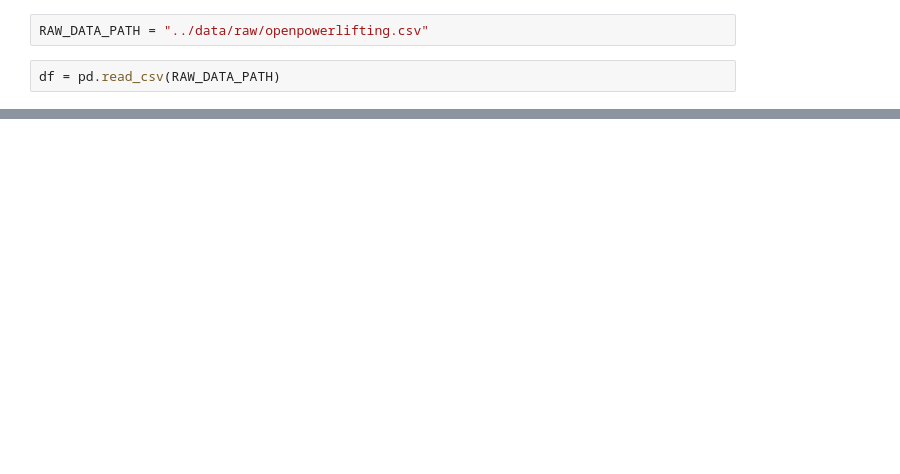
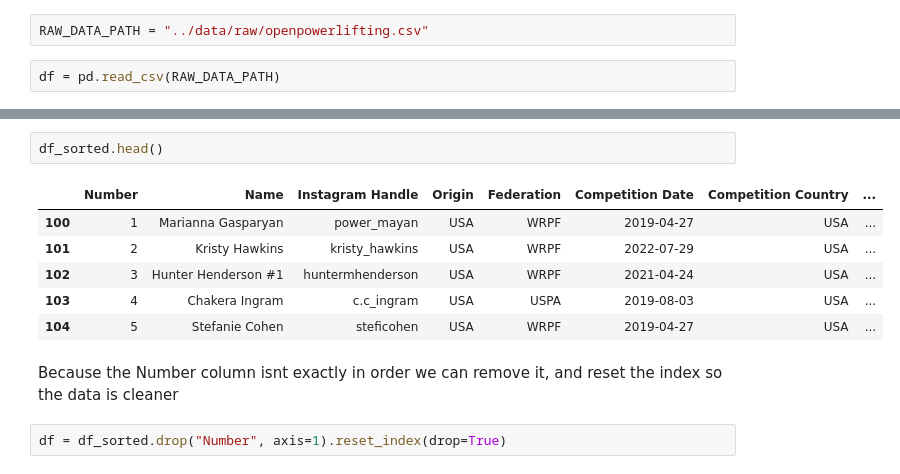
Before and after one commit to pranav142/Openpowerlifting-Database, a Jupyter notebook: notebooks/raw_EDA.ipynb, the cells around one changed output, grey strips where cells are left out. Drawn from its saved outputs; the diff is of its cells as text; blank space fills up the shorter version.

Commit message:
raw data exploration

```diff
--- a/notebooks/raw_EDA.ipynb
+++ b/notebooks/raw_EDA.ipynb
@@ -37,0 +130,13 @@ print(df.head())
+# %%
+df_sorted.head()
+# %% [output]
+|  | Number | Name | Instagram Handle | Origin | Federation | Competition Date | Competition Country | ... |
+| 100 | 1 | Marianna Gasparyan | power_mayan | USA | WRPF | 2019-04-27 | USA | ... |
+| 101 | 2 | Kristy Hawkins | kristy_hawkins | USA | WRPF | 2022-07-29 | USA | ... |
+| 102 | 3 | Hunter Henderson #1 | huntermhenderson | USA | WRPF | 2021-04-24 | USA | ... |
+| 103 | 4 | Chakera Ingram | c.c_ingram | USA | USPA | 2019-08-03 | USA | ... |
+| 104 | 5 | Stefanie Cohen | steficohen | USA | WRPF | 2019-04-27 | USA | ... |
+# %% [markdown]
+Because the Number column isnt exactly in order we can remove it, and reset the index so the data is cleaner
+# %%
+df = df_sorted.drop("Number", axis=1).reset_index(drop=True)
```
Also changed, not shown: parts of 32 cells of this notebook.
